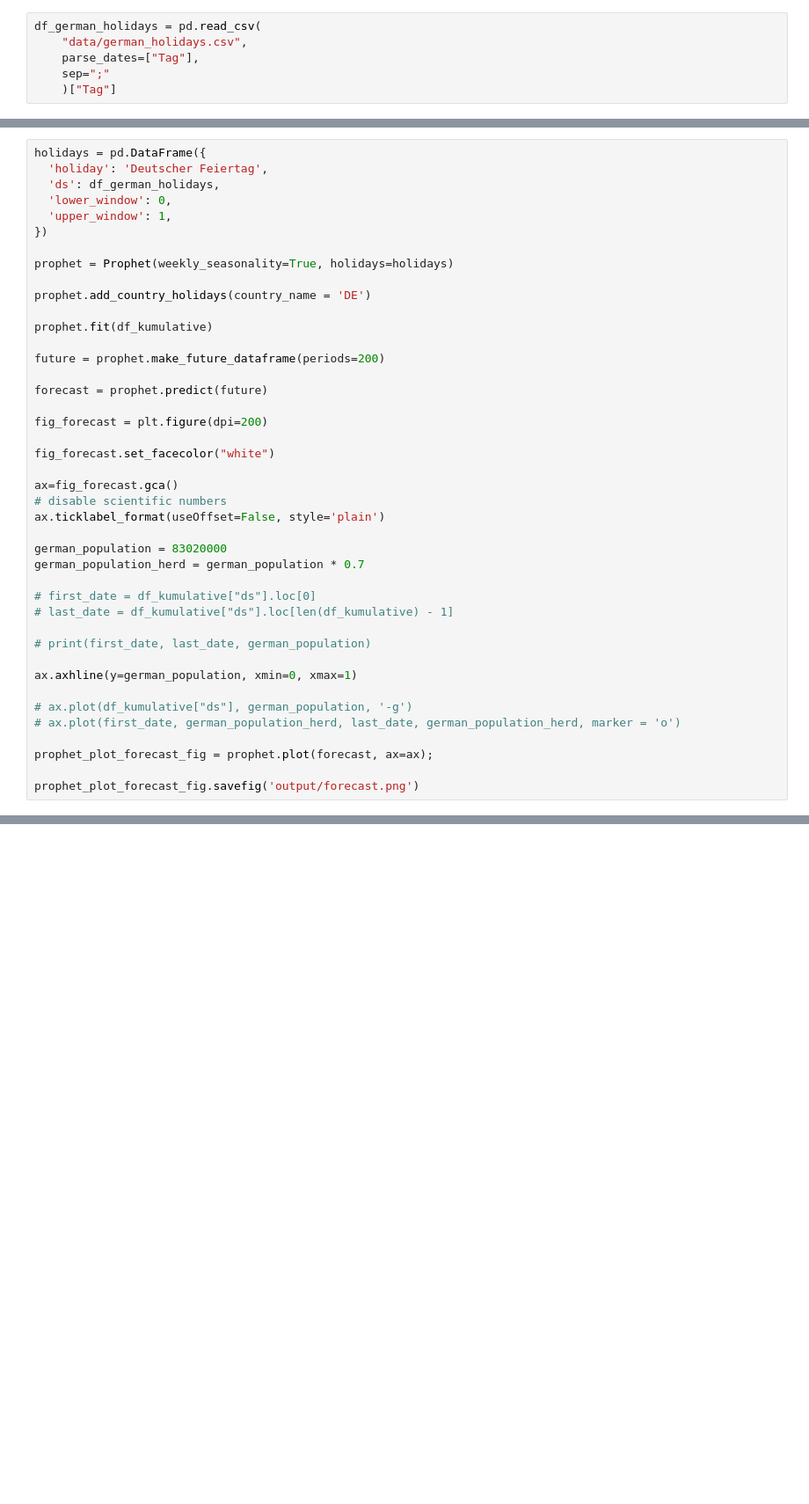
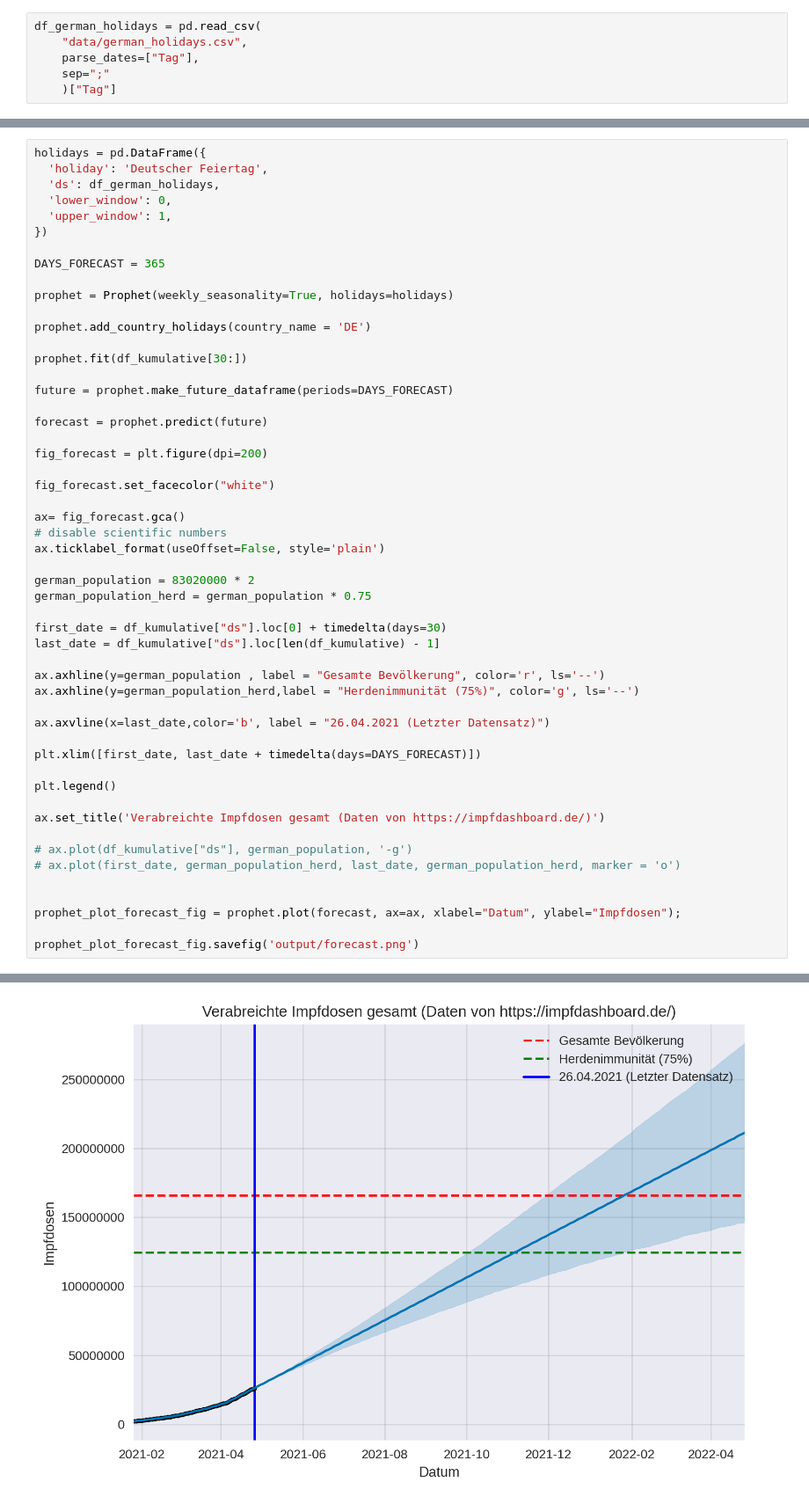
Before and after one commit to codedrift/python-ai-ml, a Jupyter notebook: jupyter/covid19_germany_vaccinations.ipynb, the cells around one changed output, grey strips where cells are left out. Shown at 88% size. Saved outputs shown, nothing was run; the diff lists cells and outputs as text; blank space fills up the shorter version.

```diff
--- a/jupyter/covid19_germany_vaccinations.ipynb
+++ b/jupyter/covid19_germany_vaccinations.ipynb
@@ -64,13 +99,15 @@ holidays = pd.DataFrame({
   'upper_window': 1,
 })
 
+DAYS_FORECAST = 365
+
 prophet = Prophet(weekly_seasonality=True, holidays=holidays)
 
 prophet.add_country_holidays(country_name = 'DE')
 
-prophet.fit(df_kumulative)
+prophet.fit(df_kumulative[30:])
 
-future = prophet.make_future_dataframe(periods=200)
+future = prophet.make_future_dataframe(periods=DAYS_FORECAST)
 
 forecast = prophet.predict(future)
 
@@ -78,23 +115,32 @@ fig_forecast = plt.figure(dpi=200)
 
 fig_forecast.set_facecolor("white")
 
-ax=fig_forecast.gca()
+ax= fig_forecast.gca()
 # disable scientific numbers
 ax.ticklabel_format(useOffset=False, style='plain')
 
-german_population = 83020000
-german_population_herd = german_population * 0.7
+german_population = 83020000 * 2
+german_population_herd = german_population * 0.75
 
-# first_date = df_kumulative["ds"].loc[0]
-# last_date = df_kumulative["ds"].loc[len(df_kumulative) - 1]
+first_date = df_kumulative["ds"].loc[0] + timedelta(days=30)
+last_date = df_kumulative["ds"].loc[len(df_kumulative) - 1]
 
-# print(first_date, last_date, german_population)
+ax.axhline(y=german_population , label = "Gesamte Bevölkerung", color='r', ls='--')
+ax.axhline(y=german_population_herd,label = "Herdenimmunität (75%)", color='g', ls='--')
 
-ax.axhline(y=german_population, xmin=0, xmax=1)
+ax.axvline(x=last_date,color='b', label = "26.04.2021 (Letzter Datensatz)")
+
+plt.xlim([first_date, last_date + timedelta(days=DAYS_FORECAST)])
+
+plt.legend()
+
+ax.set_title('Verabreichte Impfdosen gesamt (Daten von https://impfdashboard.de/)')
 
 # ax.plot(df_kumulative["ds"], german_population, '-g')
 # ax.plot(first_date, german_population_herd, last_date, german_population_herd, marker = 'o')
 
-prophet_plot_forecast_fig = prophet.plot(forecast, ax=ax);
+
+prophet_plot_forecast_fig = prophet.plot(forecast, ax=ax, xlabel="Datum", ylabel="Impfdosen");
 
 prophet_plot_forecast_fig.savefig('output/forecast.png')
+# %% [output]
@@ -101,2 +149,3 @@ prophet_plot_forecast_fig.savefig('output/forecast.png')
+[figure, added]
 # %%
 prophet.plot_components(forecast);
```
Also changed, not shown: parts of 8 cells of this notebook, 2 other files.
